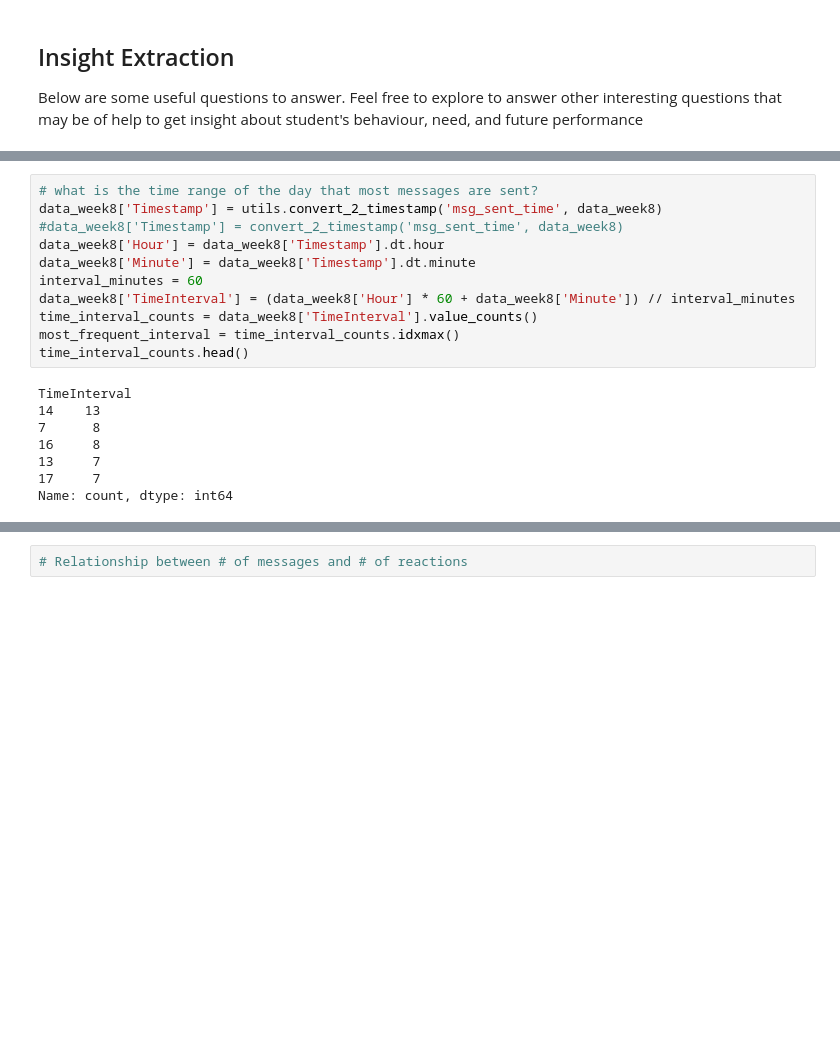
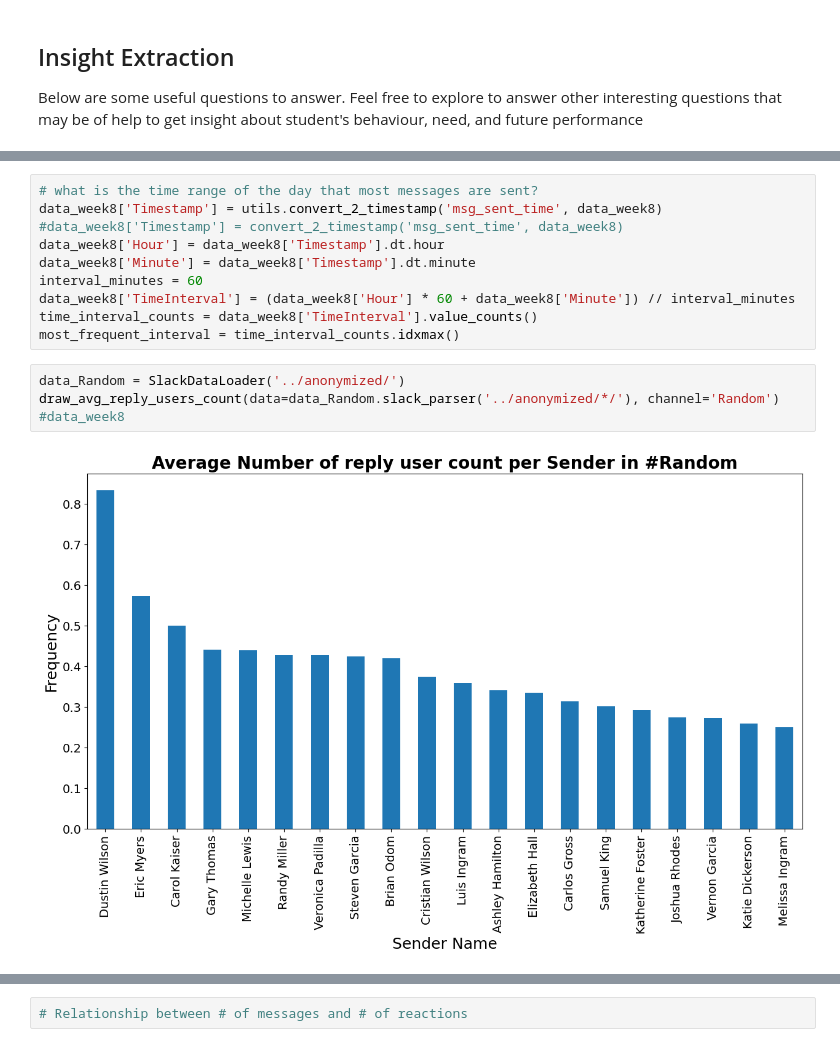
Before and after one commit to Basi10/slack_messages_analysis, a Jupyter notebook: notebooks/parse_slack_data.ipynb, the cells around one changed output, grey strips where cells are left out. Saved outputs shown, nothing was run; the diff lists cells and outputs as text; blank space fills up the shorter version.

```diff
--- a/notebooks/parse_slack_data.ipynb
+++ b/notebooks/parse_slack_data.ipynb
@@ -159,12 +198,9 @@ interval_minutes = 60
 data_week8['TimeInterval'] = (data_week8['Hour'] * 60 + data_week8['Minute']) // interval_minutes
 time_interval_counts = data_week8['TimeInterval'].value_counts()
 most_frequent_interval = time_interval_counts.idxmax()
-time_interval_counts.head()
-# %% [output]
-TimeInterval
-14    13
-7      8
-16     8
-13     7
-17     7
-Name: count, dtype: int64
+# %%
+data_Random = SlackDataLoader('../anonymized/')
+draw_avg_reply_users_count(data=data_Random.slack_parser('../anonymized/*/'), channel='Random')
+#data_week8
+# %% [output]
+[figure, added]
```
Also changed, not shown: parts of 7 cells of this notebook.
